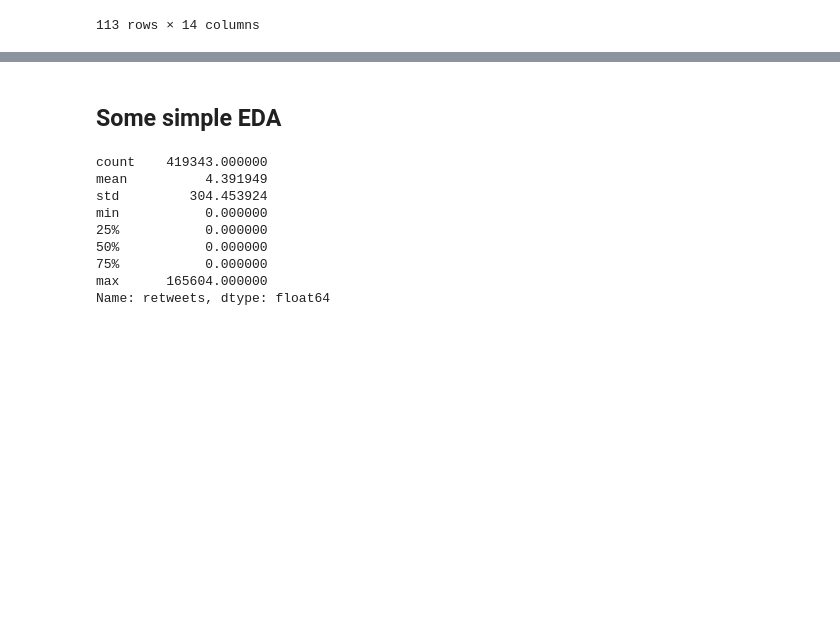
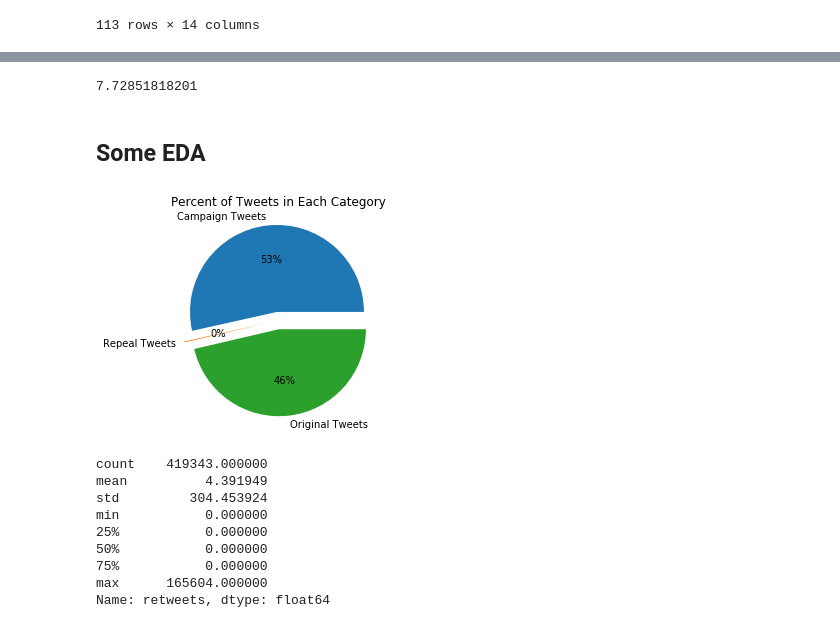
Before and after one commit to tylernwatson/galvanize_dsi_capstone, a Jupyter notebook: EDA.ipynb, the cells around one changed output, grey strips where cells are left out. Drawn from its saved outputs; the diff is of its cells as text; code cells hidden in the pictures; blank space fills up the shorter version.

```diff
--- a/EDA.ipynb
+++ b/EDA.ipynb
@@ -127,0 +136,11 @@ for k, v in tweet_dict.items():
+# %%
+# Create set of those repeated tweets that showed up 1 time in the data. These are the ones I am
+# classifying as original tweets. It is possible that some of the ones that show up between 2-99 times are original
+# tweets that have been retweeted, but I would prefer to miss some original tweets than classify some campaigns as
+# original.
+
+orig_tweet_set_small = set()
+
+for k, v in tweet_text_dict.items():
+    if v < 2:
+        orig_tweet_set_small.add(k)
@@ -180,7 +203,14 @@ def info_campaign(text):
         return 1
     else:
         return 0
+# %%
+def original_tweet(text):
+    if text in orig_tweet_set_small:
+        return 1
+    else:
+        return 0
 # %%
-# Create new column using above function
+# Create new columns using above functions
 
 mega_df['info_campaign'] = mega_df['text'].apply(info_campaign)
+mega_df['original_tweet'] = mega_df['text'].apply(original_tweet)
@@ -187,5 +257,36 @@ mega_df['info_campaign'] = mega_df['text'].apply(info_campaign)
+# %%
+campaign_tweets_df = mega_df[(mega_df['info_campaign'] == 1)]
+original_tweets_df = mega_df[(mega_df['original_tweet'] == 1) & (mega_df['pro_repeal'] == 0)]
+
+# All of the tweets in this category are determined to be original - there were not any that were classified as \
+# pro-repeal and part of an information campaign. The total number of pro-repeal tweets is low.
+repeal_tweets_df = mega_df[(mega_df['pro_repeal'] == 1) & (mega_df['original_tweet'] == 1)]
+# %%
+original_total = mega_df['fullname'].count()
+new_total = (campaign_tweets_df['fullname'].count()) + (original_tweets_df['fullname'].count()) + \
+(repeal_tweets_df['fullname'].count())
+
+# This removed a total of 7.72% of my data since I was not confident in how to classify it as an information campaign
+# or original tweet.
+print(((original_total-new_total) / original_total) *100)
+# %% [output]
+7.72851818201
 # %% [markdown]
-## Some simple EDA
+## Some EDA
+# %%
+# For my final dataset, what was the breakdown between these three categories?
+total_tweets = campaign_tweets_df['fullname'].count() + repeal_tweets_df['fullname'].count() + original_tweets_df['fullname'].count()
+percentages = [str(campaign_tweets_df['fullname'].count()/total_tweets), str(repeal_tweets_df['fullname'].count()/total_tweets), \
+         str(original_tweets_df['fullname'].count()/total_tweets)]
+
+plt.axes(aspect='equal')
+plt.pie([campaign_tweets_df['fullname'].count(), repeal_tweets_df['fullname'].count(), \
+         original_tweets_df['fullname'].count()], explode=[.1, .1 , .1], \
+        labels=['Campaign Tweets', 'Repeal Tweets', 'Original Tweets'], autopct='%1.0f%%')
+plt.title('Percent of Tweets in Each Category')
+plt.show()
+# %% [output]
+[figure, added]
 # %%
 mega_df['retweets'].describe()
 # %% [output]
```
Also changed, not shown: parts of 23 cells of this notebook.
